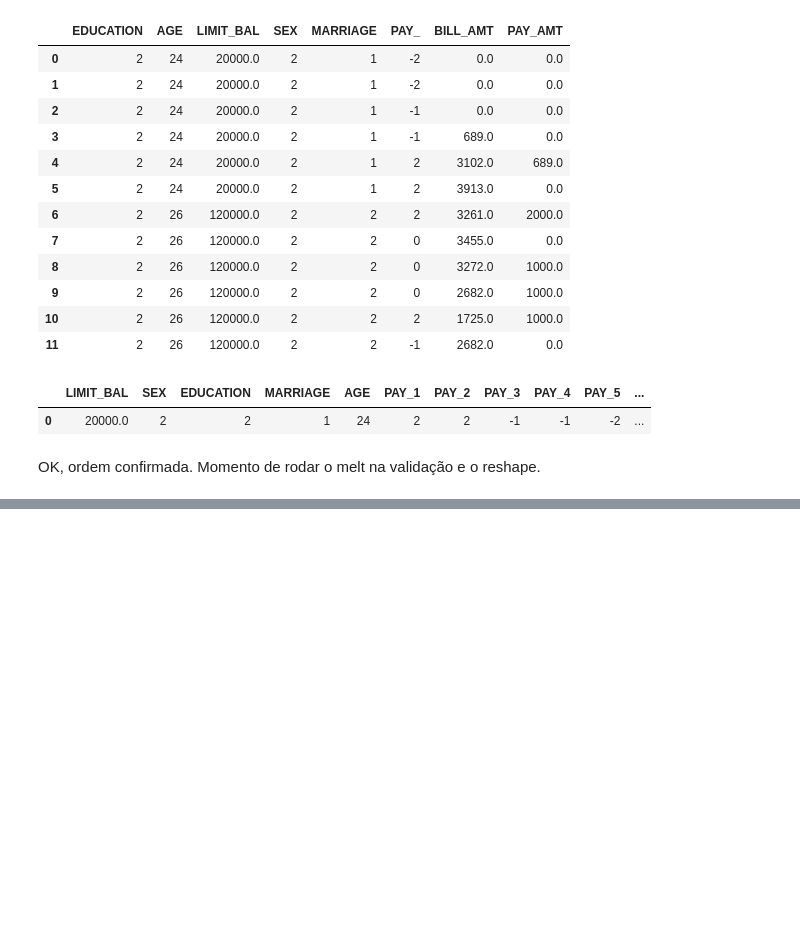
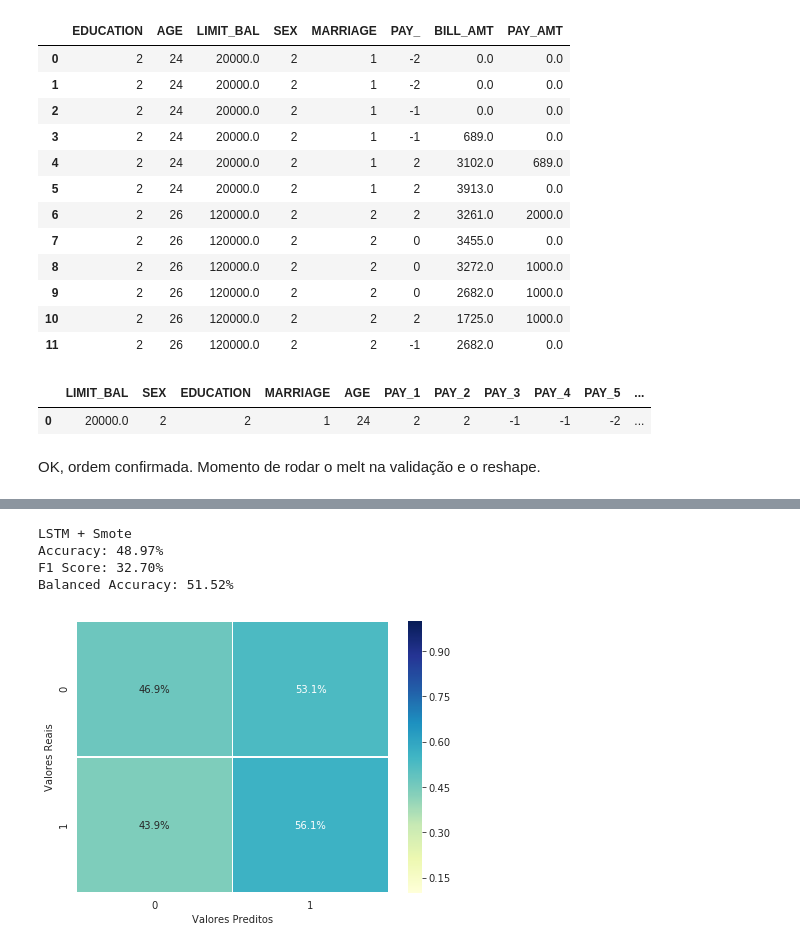
Before and after one commit to tmiessa/mdc-defaultcredit, a Jupyter notebook: mdc_defaultcredit.ipynb, the cells around one changed output, grey strips where cells are left out. Drawn from its saved outputs; the diff is of its cells as text; code cells hidden in the pictures; blank space fills up the shorter version.

```diff
--- a/mdc_defaultcredit.ipynb
+++ b/mdc_defaultcredit.ipynb
@@ -1254,0 +1255,30 @@ Balanced Accuracy: 51.05%
+# %%
+fSmoter = SMOTE(sampling_strategy = 'minority', random_state=71717)
+sz_train, sy_train = fSmoter.fit_resample(x_train, y_train)
+
+sz_train=pd.DataFrame(sz_train)
+sz_train.columns = x_train.columns
+# %%
+lx_train = sz_train
+lx_train.reset_index(inplace=True)
+
+LX_train = pd.wide_to_long(lx_train, stubnames=['PAY_','BILL_AMT','PAY_AMT'], sep='', i='index', j='month')\
+  .sort_values(by=['index','month'], ascending=[True, False])\
+  .reset_index(drop=True)
+
+
+
+scalerL = StandardScaler()
+lz_train = scaler2.fit_transform(LX_train)
+
+LZ_train = np.reshape(lz_train, (lx_train.shape[0], 6, 8))
+# %%
+from keras.regularizers import l2
+
+lFactor=10
+
+fLSTM = Sequential()
+fLSTM.add(LSTM(32, input_shape=(6, 8), dropout=0.5, recurrent_dropout=0.5, kernel_regularizer=l2(lFactor), recurrent_regularizer=l2(lFactor), bias_regularizer=l2(lFactor)))
+fLSTM.add(Dense(1, activation='sigmoid'))
+fLSTM.compile(optimizer='rmsprop', loss='binary_crossentropy', metrics=['binary_accuracy'])
+fLSTM.summary()
@@ -1254,0 +1297,3 @@ Balanced Accuracy: 51.05%
+# %%
+fLSTM.fit(LZ_train, sy_train, validation_data=(LZ_valid, y_valid), batch_size=24, epochs=7)
+predictions = fLSTM.predict_classes(LZ_valid)
@@ -1254,0 +1316,8 @@ Balanced Accuracy: 51.05%
+# %%
+plotResults('LSTM + Smote', predictions, y_valid)
+# %% [output]
+LSTM + Smote
+Accuracy: 48.97%
+F1 Score: 32.70%
+Balanced Accuracy: 51.52%
+[figure, added]
```
Also changed, not shown: parts of 14 cells of this notebook.
